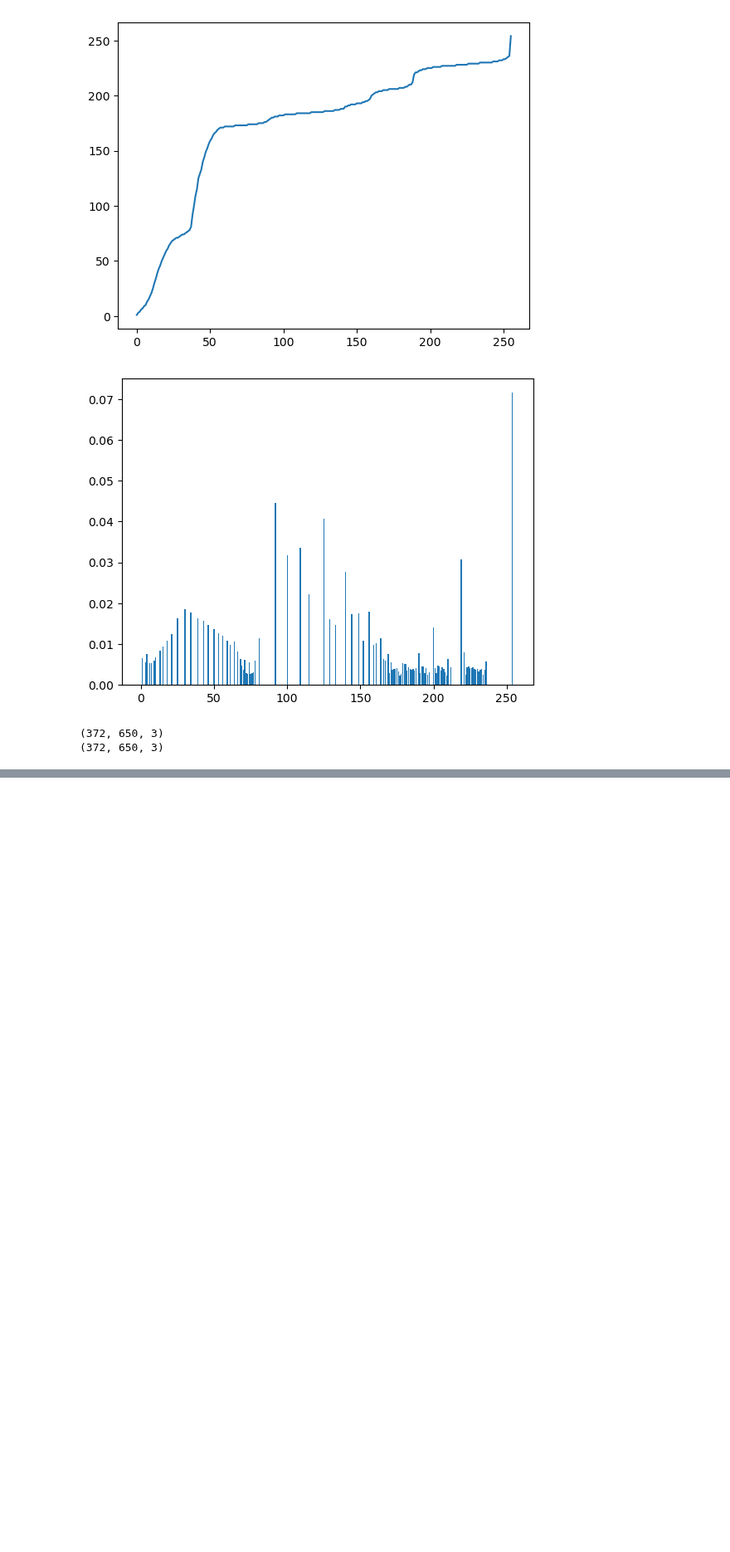
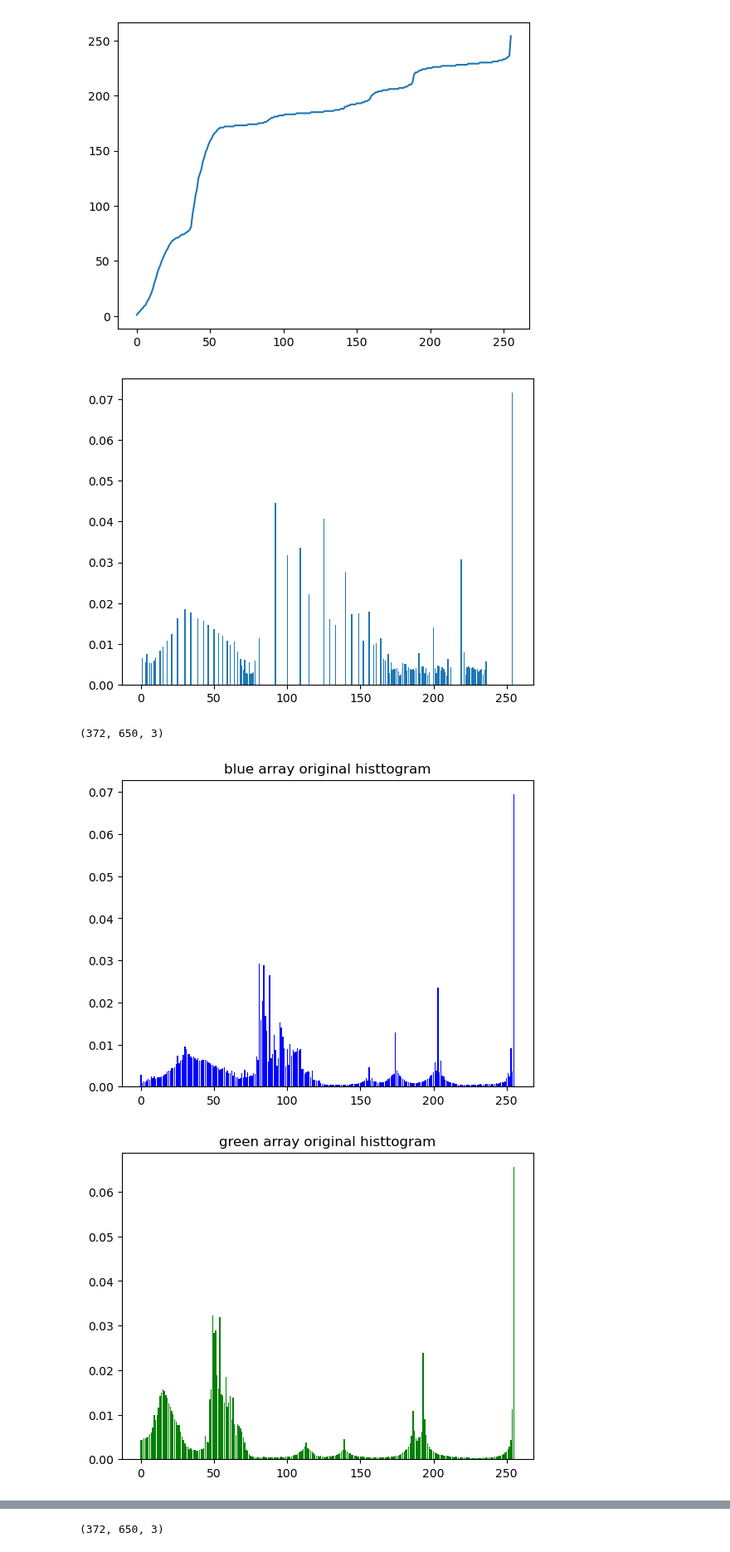
Before and after one commit to zxzxasas1/Python-Application, a Jupyter notebook: 影像辨識/影像強化/code.ipynb, the cells around one changed output, grey strips where cells are left out. Shown at 83% size. Cells and saved outputs as stored; diff of their text form; code cells hidden in the pictures; blank space fills up the shorter version.

```diff
--- a/影像辨識/影像強化/code.ipynb
+++ b/影像辨識/影像強化/code.ipynb
@@ -68,7 +68,7 @@ for i in range(256) :
 
     # round ( , 0) 是四捨五入，int() 是無條件捨去
 
-    transform_list[i] = int(255 * total)
+    transform_list[i] = numpy.int16(255 * total)
 
 # 畫出轉換曲線
 
@@ -80,13 +80,9 @@ plt.show()
 
 # 做出新的圖
 
-# 要注意這邊因為 transform list 有特別設定是 int , 因此要接住他的值的東西也要是 int 的設定
-
-# 基本上 array 沒有預設數字是 int 或 float , 除非他接住特別型別數字或自己設定才會變成那一個設定
-
 # 這邊 numpy.zero 也可以用 numpy.zero( , , numpy.int or numpy.float) 來設定
 
-my_image_gray_2 = numpy.int16(numpy.zeros((row,column)))
+my_image_gray_2 = numpy.zeros((row,column))
 
 for r in range(row) :
 
@@ -104,7 +100,11 @@ for r in range(row) :
 
     for c in range(column) :
 
-        value = my_image_gray_2[r,c]
+        # 要注意這邊因為 value 要當 index , 所以一定要確定值是整數
+
+        # 基本上 array 沒有預設數字是 int 或 float , 除非自己設定或轉型才會變成那一個設定
+
+        value = int(my_image_gray_2[r,c])
 
         hist_list_2[value] = hist_list_2[value] + 1
 
@@ -129,6 +129,7 @@ plt.show()
 
 import cv2
 import numpy
+import matplotlib.pyplot as plt
 
 
 # 1. 載入影像並區分出不同顏色的矩陣
@@ -147,10 +148,28 @@ Blue_array = my_image[:,:,0]
 Green_array = my_image[:,:,1]
 Red_array = my_image[:,:,2]
 
-# 2. 每一個顏色的矩陣都做轉換
-
 row = numpy.shape(Blue_array)[0]
 column = numpy.shape(Blue_array)[1]
+
+# 2. 畫出原來陣列的強度分配圖
+
+hist_list = numpy.zeros(256)
+
+for array in [(Blue_array,"blue") , (Green_array,"green") , (Red_array,"red")] :
+
+    for i in range(256) :
+
+        hist_list[i] = numpy.sum(array[0] == i)
+
+    hist_list = hist_list / array[0].size
+
+    plt.bar(range(256),hist_list,color=array[1])
+
+    plt.title(f"{array[1]} array original histtogram".replace("_"," "),fontsize=12)
+
+    plt.show()
+
+# 3. 每一個顏色的矩陣都做轉換
 
 # 藍色的陣列轉換
 
@@ -177,32 +196,52 @@ for i in range(256) :
 
     total = total + numpy.sum(Green_array == i)
 
     Green_array_2[Green_array == i] = round(255 * total / Green_array.size,ndigits=0)
 
 # 紅色的陣列轉換
 
 Red_array_2 = numpy.copy(Red_array)
 
 total = 0
 
 for i in range(256) :
 
     total = total + numpy.sum(Red_array == i)
 
     Red_array_2[Red_array == i] = round(255 * total / Red_array.size,ndigits=0)
 
 
-# 3. 最後把所有陣列再合併起來，變回原來的圖形矩陣
+# 4. 最後把所有陣列再合併起來，變回原來的圖形矩陣
 
 # 基本上就是把原本的陣列切片指派為轉圜過後的陣列而已
 
 my_image_2 = numpy.copy(my_image)
 
 my_image_2[:,:,0] = Blue_array_2
 my_image_2[:,:,1] = Green_array_2
 my_image_2[:,:,2] = Red_array_2
 
 print(numpy.shape(my_image_2))
+
+
+# 5. 畫出所有轉換後陣列的直方圖
+
+hist_list_2 = numpy.zeros(256)
+
+for array in [(Blue_array_2,"blue"),(Green_array_2,"green"),(Red_array_2,"red")] :
+
+    for i in range(256) :
+
+        hist_list_2[i] = numpy.sum(array[0] == i)
+
+    hist_list_2 = hist_list_2 / array[0].size
+
+    plt.bar(range(256),hist_list_2,color=array[1])
+
+    plt.title(f"{array[1]} array equalized histogram",fontsize=12)
+
+    plt.show()
 # %% [output]
 (372, 650, 3)
-(372, 650, 3)
+[figure, added]
+[figure, added]
@@ -208,0 +249 @@ print(numpy.shape(my_image_2))
+(372, 650, 3)
```
Also changed, not shown: parts of 1 cell of this notebook.
